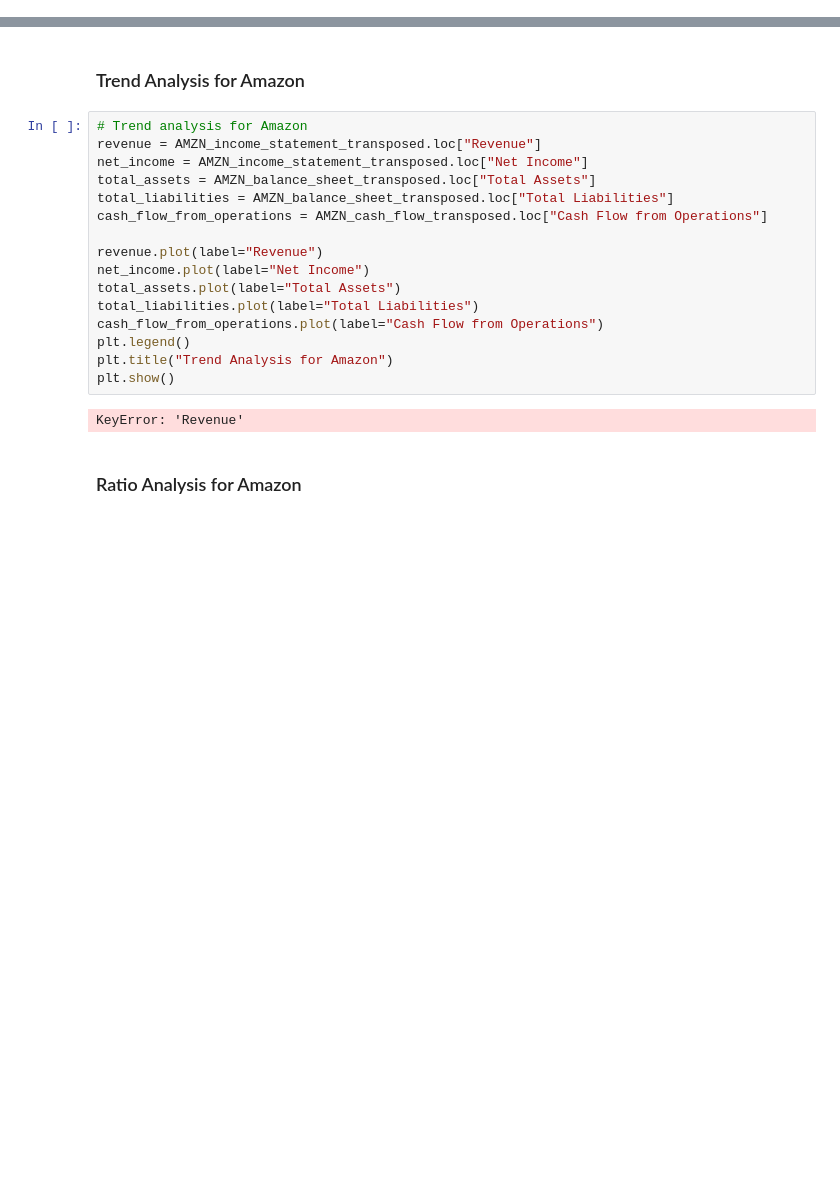
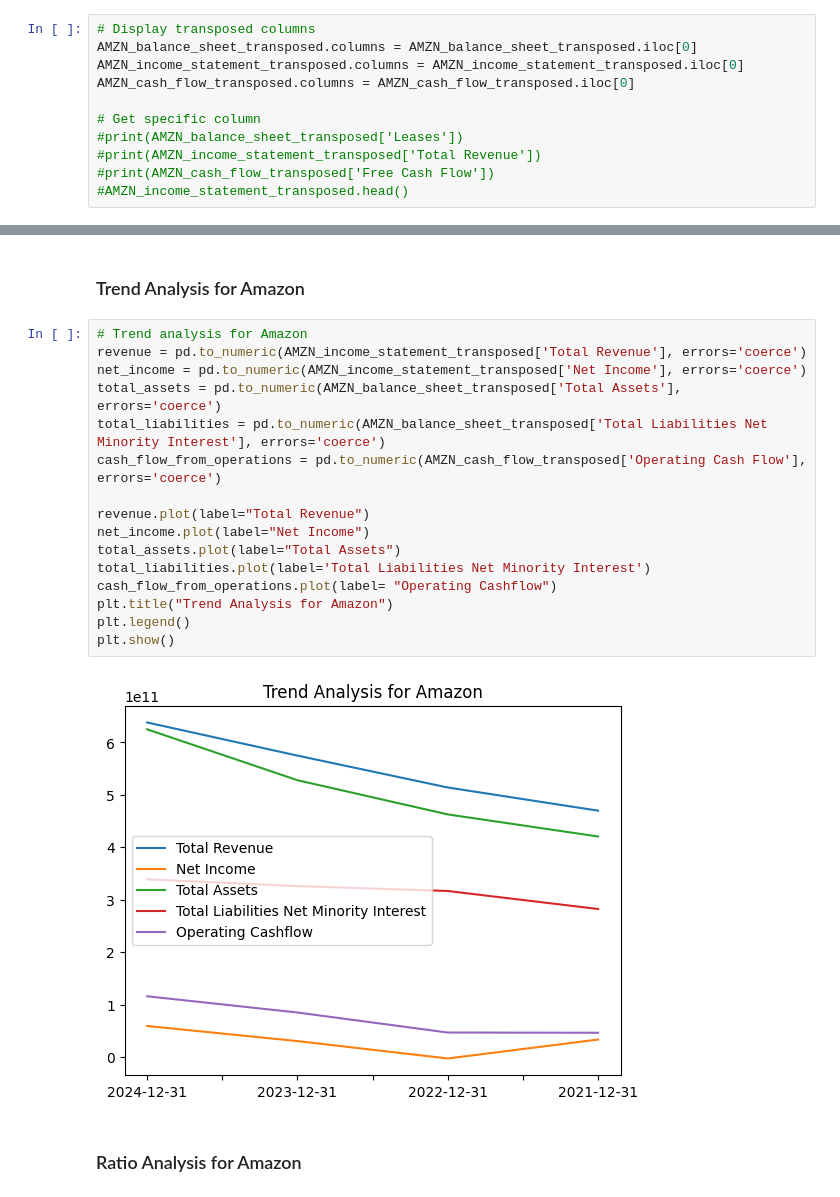
Before and after one commit to adhfmz8/stock-price-prediction, a Jupyter notebook: notebooks/01_data_exploration.ipynb, the cells around one changed output, grey strips where cells are left out. Drawn from its saved outputs; the diff is of its cells as text; blank space fills up the shorter version.

```diff
--- a/notebooks/01_data_exploration.ipynb
+++ b/notebooks/01_data_exploration.ipynb
@@ -533,3 +529,14 @@ AMZN_income_statement_transposed.head()
+# %%
+# Display transposed columns
+AMZN_balance_sheet_transposed.columns = AMZN_balance_sheet_transposed.iloc[0]
+AMZN_income_statement_transposed.columns = AMZN_income_statement_transposed.iloc[0]
+AMZN_cash_flow_transposed.columns = AMZN_cash_flow_transposed.iloc[0]
+
+# Get specific column
+#print(AMZN_balance_sheet_transposed['Leases'])
+#print(AMZN_income_statement_transposed['Total Revenue'])
+#print(AMZN_cash_flow_transposed['Free Cash Flow'])
+#AMZN_income_statement_transposed.head()
 # %% [markdown]
 ### Missing Value Analysis for Amazon
 # %%
@@ -570,22 +579,22 @@ Missing Values Percentage:
 ### Trend Analysis for Amazon
 # %%
 # Trend analysis for Amazon
-revenue = AMZN_income_statement_transposed.loc["Revenue"]
-net_income = AMZN_income_statement_transposed.loc["Net Income"]
-total_assets = AMZN_balance_sheet_transposed.loc["Total Assets"]
-total_liabilities = AMZN_balance_sheet_transposed.loc["Total Liabilities"]
-cash_flow_from_operations = AMZN_cash_flow_transposed.loc["Cash Flow from Operations"]
+revenue = pd.to_numeric(AMZN_income_statement_transposed['Total Revenue'], errors='coerce')
+net_income = pd.to_numeric(AMZN_income_statement_transposed['Net Income'], errors='coerce')
+total_assets = pd.to_numeric(AMZN_balance_sheet_transposed['Total Assets'], errors='coerce')
+total_liabilities = pd.to_numeric(AMZN_balance_sheet_transposed['Total Liabilities Net Minority Interest'], errors='coerce')
+cash_flow_from_operations = pd.to_numeric(AMZN_cash_flow_transposed['Operating Cash Flow'], errors='coerce')
 
-revenue.plot(label="Revenue")
+revenue.plot(label="Total Revenue")
 net_income.plot(label="Net Income")
 total_assets.plot(label="Total Assets")
-total_liabilities.plot(label="Total Liabilities")
-cash_flow_from_operations.plot(label="Cash Flow from Operations")
+total_liabilities.plot(label='Total Liabilities Net Minority Interest')
+cash_flow_from_operations.plot(label= "Operating Cashflow")
+plt.title("Trend Analysis for Amazon")
 plt.legend()
-plt.title("Trend Analysis for Amazon")
 plt.show()
 # %% [output]
-KeyError: 'Revenue'
+[figure, added]
 # %% [markdown]
 ### Ratio Analysis for Amazon
 # %%
```
Also changed, not shown: parts of 58 cells of this notebook, 2 other files.
